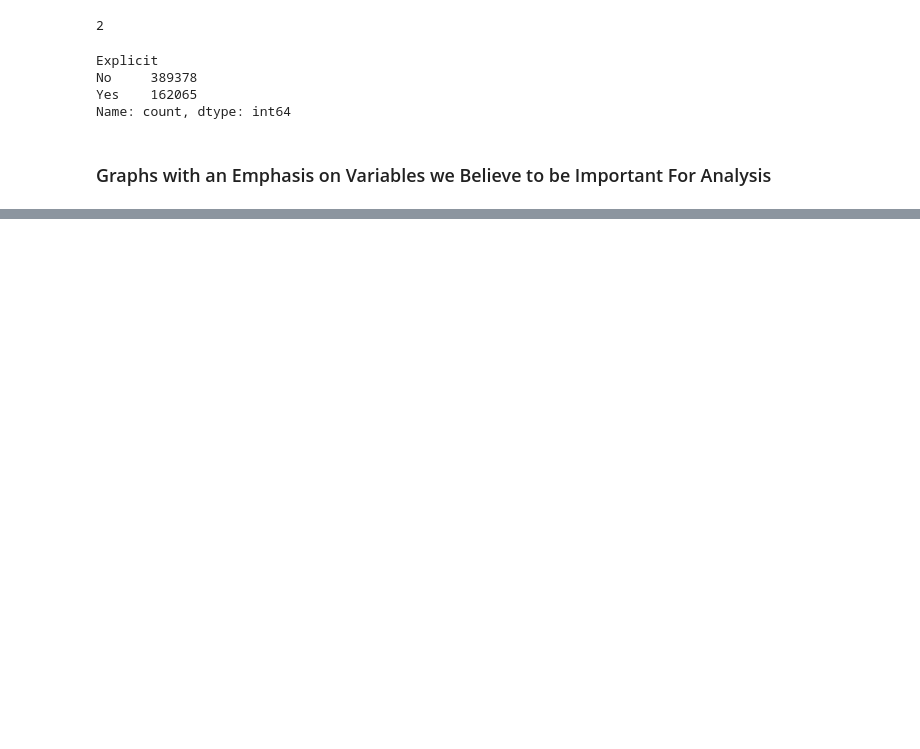
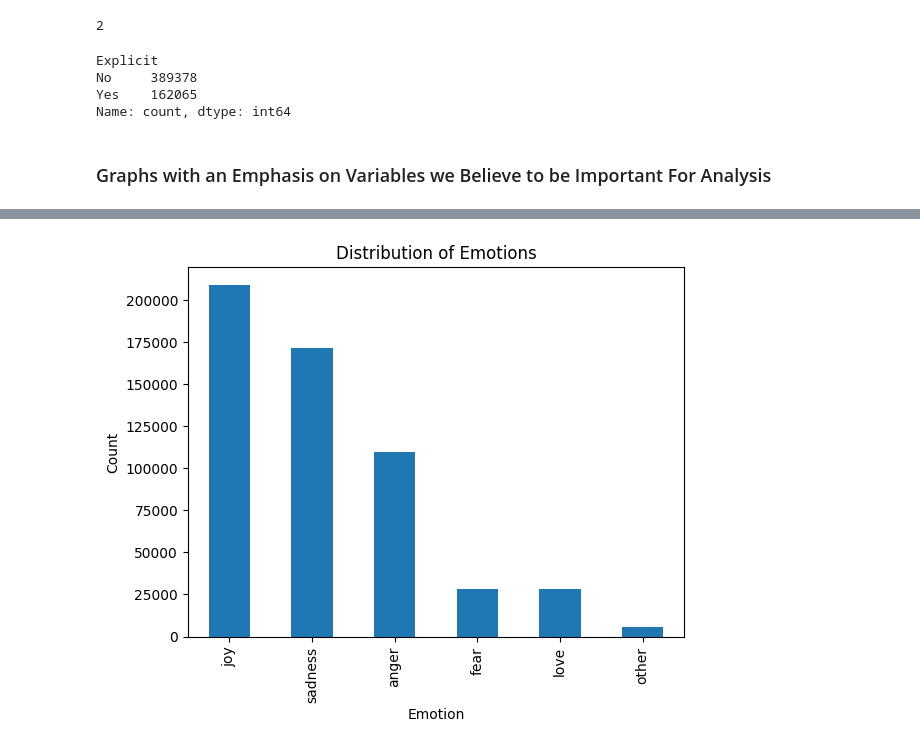
Before and after one commit to natalie-s11/ML_Final_Project, a Jupyter notebook: notebook.ipynb, the cells around one changed output, grey strips where cells are left out. Saved outputs shown, nothing was run; the diff lists cells and outputs as text; code cells hidden in the pictures; blank space fills up the shorter version.

```diff
--- a/notebook.ipynb
+++ b/notebook.ipynb
@@ -259,0 +330,12 @@ Name: count, dtype: int64
+# %%
+# create categorical features
+categorical_features = X.select_dtypes(include=['str'])
+# %%
+# see the distribution of the categorical features, start with emotion then do Key and Explicit
+categorical_features['emotion'].value_counts().plot(kind='bar')
+plt.title("Distribution of Emotions")
+plt.ylabel("Count")
+plt.xlabel("Emotion")
+plt.show()
+# %% [output]
+[figure, added]
```
Also changed, not shown: parts of 7 cells of this notebook.
